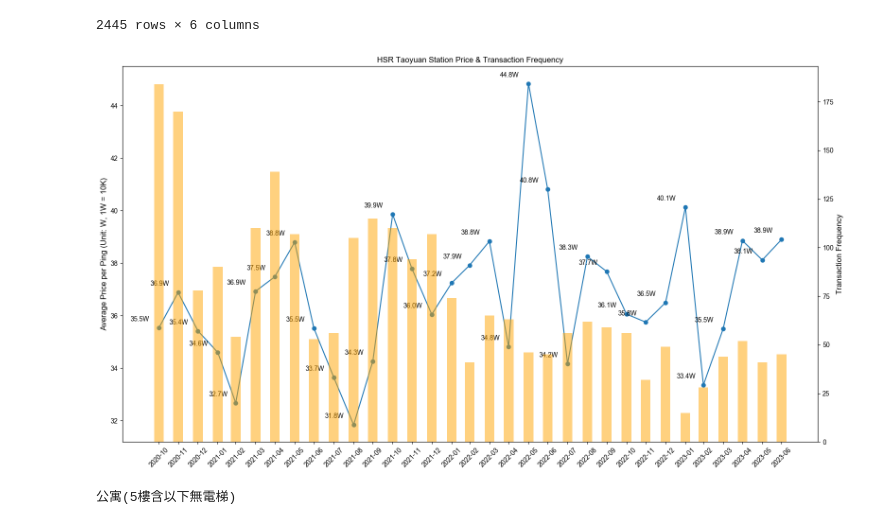
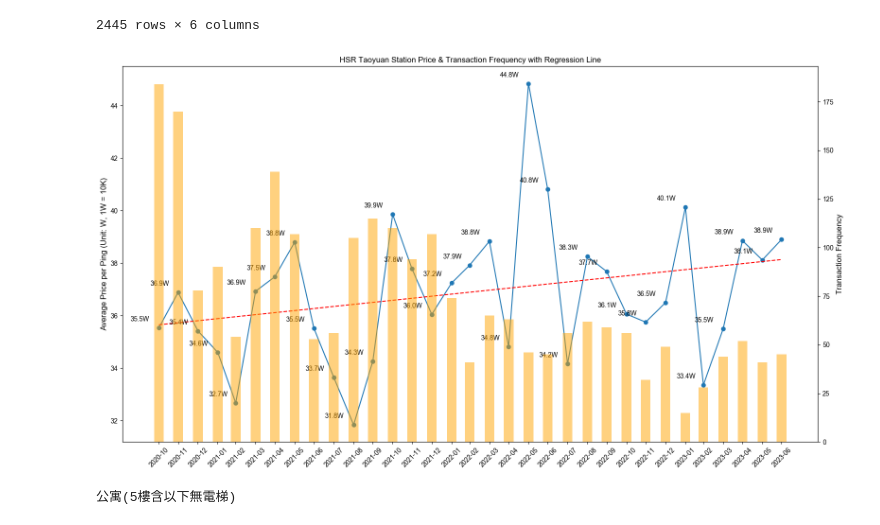
Before and after one commit to e19931107/Project2, a Jupyter notebook: Taoyuan property price analysis_20240103.ipynb, the cells around one changed output. Drawn from its saved outputs; the diff is of its cells as text; code cells hidden in the pictures.

Commit message:
Add regression for each plot

```diff
--- a/Taoyuan property price analysis_20240103.ipynb
+++ b/Taoyuan property price analysis_20240103.ipynb
@@ -100,14 +100,21 @@ x_values_numeric = date2num(dates)
 y = list(data.groupby(['Yearmonth'])['單價元坪'].mean())
 y_values = [int(i) / 10000 for i in y]
 
-# Count the number of entries for each unique year-month combination
-entry_counts = data['Yearmonth'].value_counts().sort_index()
+# Fit a linear regression line
+coefficients = np.polyfit(x_values_numeric, y_values, 1)
+polynomial = np.poly1d(coefficients)
 
 # Plotting
 fig, ax1 = plt.subplots(figsize=(32, 18))
 
+# Count the number of entries for each unique year-month combination
+entry_counts = data['Yearmonth'].value_counts().sort_index()
+
 # Line chart
 ax1.plot(x_values_numeric, y_values, marker='o', label='Average Price')
+
+# Plot the regression line
+ax1.plot(x_values_numeric, polynomial(x_values_numeric), linestyle='dashed', color='red', label='Regression Line')
 
 # Set the x-axis ticks to be the original date strings
 ax1.set_xticks(dates)
@@ -120,7 +127,7 @@ ax1.set_ylabel('Average Price per Ping (Unit: W, 1W = 10K)', fontsize=25)
 ax1.set_yticks(ax1.get_yticks())
 ax1.set_yticklabels([f'{int(i):,}' for i in ax1.get_yticks()], fontsize=25)
 
-title = '2020Q4-2023Q3 Average housing price in Taoyuan City'
+title = '2020Q4-2023Q2 Average housing price in Taoyuan City'
 ax1.set_title(title, fontsize=40)
 
 # Annotate the data points on the line chart
@@ -142,14 +149,12 @@ ax2.set_yticklabels([f'{int(i):,}' for i in ax2.get_yticks()], fontsize=25)
 # Adjust layout to prevent label overlap
 fig.tight_layout()
 
-
 # save the plot with title named
-path_to_save_file = Path().absolute()/"PNG"
+path_to_save_file = Path().absolute() / "PNG"
 path_to_save_file.mkdir(parents=True, exist_ok=True)  # Create the directory if it doesn't exist
 filename = f'{title}.png'
-full_path = path_to_save_file/filename
+full_path = path_to_save_file / filename
 plt.savefig(full_path)
 
-# Show the chart
 plt.show()
 # %% [output]
@@ -545,56 +556,62 @@ np.round(data_HSR_detail, decimals = 2)
 # Convert 'Yearmonth' to datetime
 data_HSR['Yearmonth'] = pd.to_datetime(data_HSR['Yearmonth'].astype(str), errors='coerce')
 
 # Drop rows with missing or NaT values (if needed)
-data_bigger = data_HSR.dropna(subset=['Yearmonth'])
+data_HSR = data_HSR.dropna(subset=['Yearmonth'])
 
-# Continue with the rest of your code...
-average_price_per_sqm = data_bigger.groupby('Yearmonth')['單價元坪'].mean().reset_index()
+average_price_per_sqm = data_HSR.groupby('Yearmonth')['單價元坪'].mean().reset_index()
 
 # Calculate transaction counts per month
 entry_counts = data_HSR['Yearmonth'].value_counts().sort_index().reset_index()
 entry_counts.columns = ['Yearmonth', 'Transaction Counts']
 
-# Create a figure with two y-axes
+# Fit a linear regression line
+coefficients = np.polyfit(date2num(average_price_per_sqm['Yearmonth']), average_price_per_sqm['單價元坪'] / 10000, 1)
+polynomial = np.poly1d(coefficients)
+
+# Plotting
 fig, ax1 = plt.subplots(figsize=(16, 9))
 
-# 繪製平均價格的折線圖
+# Line chart for average price
 line = ax1.plot(pd.date_range('2020-10-01', '2023-07-01', freq='M'), average_price_per_sqm['單價元坪'] / 10000, marker='o', label='Average Price')
 ax1.set_ylabel('Average Price per Ping (Unit: W, 1W = 10K)', fontsize=12)
 ax1.tick_params('y')
 
-# 設定圖表標題和軸標籤
-title = 'HSR Taoyuan Station Price & Transaction Frequency'
-plt.title(title)
-
-# 設定雙 Y 軸
-ax2 = ax1.twinx()
-ax2.bar(pd.date_range('2020-10-01', '2023-07-01', freq='M'), entry_counts['Transaction Counts'], alpha=0.5, color='orange', width=15, label='Transaction Counts')
-ax2.set_ylabel('Transaction Frequency', fontsize=12)
+# Regression line
+ax1.plot(pd.date_range('2020-10-01', '2023-07-01', freq='M'), polynomial(date2num(pd.date_range('2020-10-01', '2023-07-01', freq='M'))),
+         linestyle='dashed', color='red', label='Regression Line')
 
 # Set the x-axis ticks and labels to display from September 2020 to August 2023
 ax1.set_xticks(pd.date_range('2020-10-01', '2023-07-01', freq='M'))
 ax1.set_xticklabels([date.strftime('%Y-%m') for date in pd.date_range('2020-10-01', '2023-07-01', freq='M')],
                     rotation=45)
 
 # Add data labels to the line plot
 for i, txt in enumerate(average_price_per_sqm['單價元坪'] / 10000):
-    ax1.annotate(f'{round(txt, 1)}W', (x_values_numeric[i], txt),
+    ax1.annotate(f'{round(txt, 1)}W', (date2num(average_price_per_sqm['Yearmonth'].iloc[i]), txt),
                  textcoords="offset points", xytext=(0, 10), ha='center')
+
+# Set the secondary y-axis for the bar chart
+ax2 = ax1.twinx()
+ax2.bar(pd.date_range('2020-10-01', '2023-07-01', freq='M'), entry_counts['Transaction Counts'], alpha=0.5, color='orange', width=15, label='Transaction Counts')
+ax2.set_ylabel('Transaction Frequency', fontsize=12)
+
+# Set the overall title
+title = 'HSR Taoyuan Station Price & Transaction Frequency with Regression Line'
+plt.title(title)
+
+# save the plot with title named
+path_to_save_file = Path().absolute()/"PNG"/"Redistricting"
+path_to_save_file.mkdir(parents=True, exist_ok=True)  # Create the directory if it doesn't exist
+filename = f'{title}.png'
+full_path = path_to_save_file/filename
+plt.savefig(full_path)
 
 plt.xticks(rotation=45)
 plt.tight_layout()
-
-# # save the plot with title named
-# path_to_save_file = Path().absolute()/"PNG"/"Redistricting"
-# path_to_save_file.mkdir(parents=True, exist_ok=True)  # Create the directory if it doesn't exist
-# filename = f'{title}.png'
-# full_path = path_to_save_file/filename
-# plt.savefig(full_path)
-
 plt.show()
 # %% [output]
-[figure, old version]
+[figure, new version]
 # %%
 for type in list(property_dict.keys()):
     # Step 1: 篩選出建物型態為住宅大樓的數據
```
Also changed, not shown: parts of 5 cells of this notebook, 10 other files.
